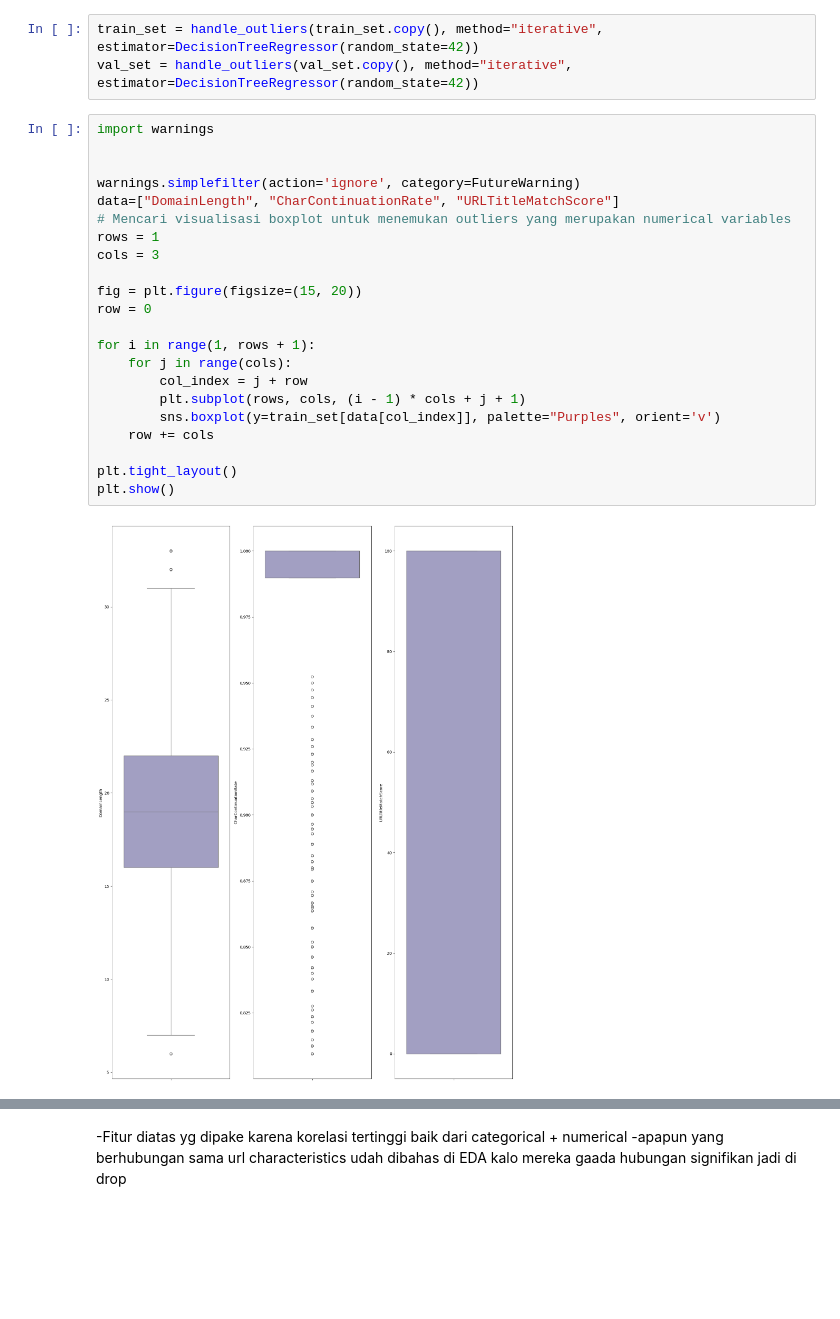
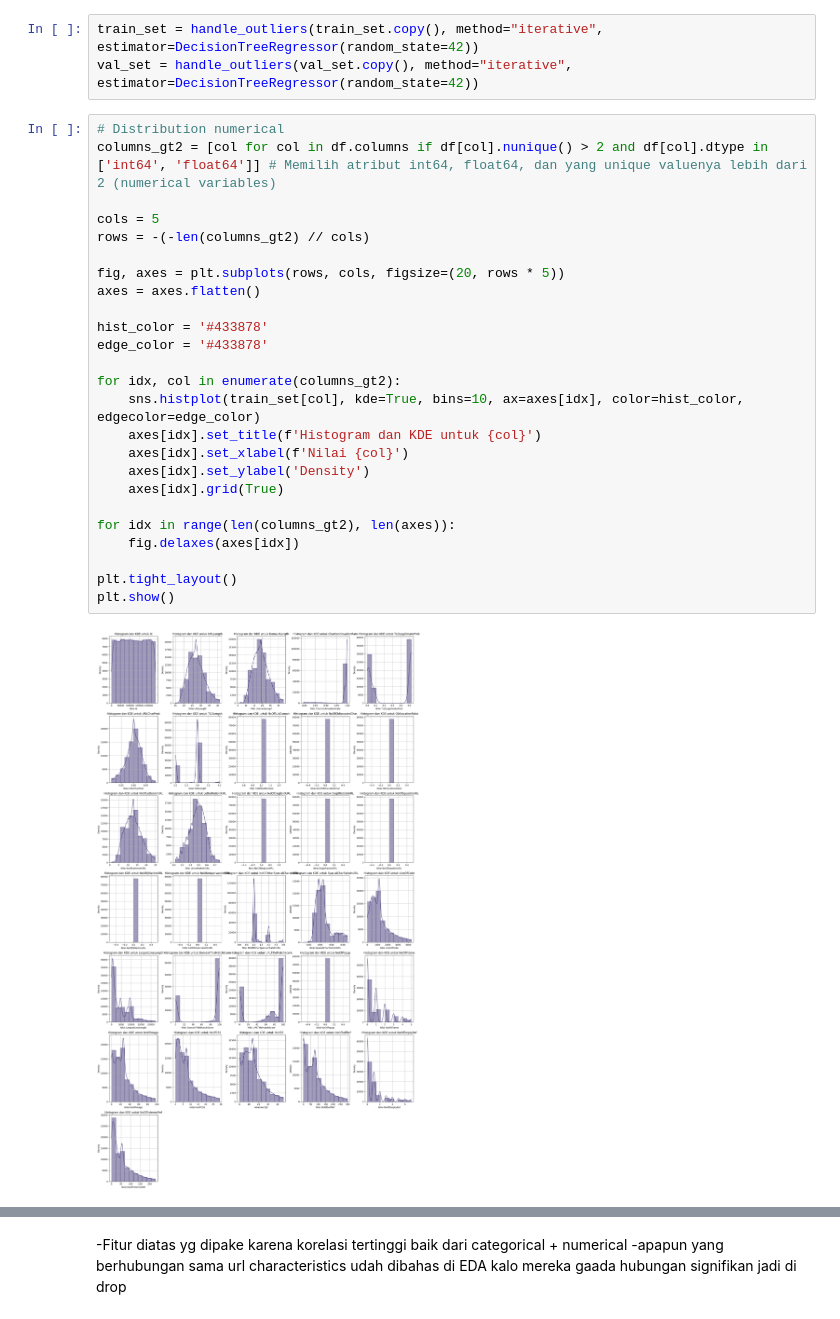
Before and after one commit to rickywijayaaa/Tubes2DAI, a Jupyter notebook: IF3070_DAI___Tugas_Besar_2_Notebook_Template.ipynb, the cells around one changed output, grey strips where cells are left out. Cells and saved outputs as stored; diff of their text form; blank space fills up the shorter version.

```diff
--- a/IF3070_DAI___Tugas_Besar_2_Notebook_Template.ipynb
+++ b/IF3070_DAI___Tugas_Besar_2_Notebook_Template.ipynb
@@ -460,30 +473,33 @@ def handle_outliers(data, method="iterative", estimator=None):
 # %%
 train_set = handle_outliers(train_set.copy(), method="iterative", estimator=DecisionTreeRegressor(random_state=42))
 val_set = handle_outliers(val_set.copy(), method="iterative", estimator=DecisionTreeRegressor(random_state=42))
-# %%
-import warnings
-
-
-warnings.simplefilter(action='ignore', category=FutureWarning)
-data=["DomainLength", "CharContinuationRate", "URLTitleMatchScore"]
-# Mencari visualisasi boxplot untuk menemukan outliers yang merupakan numerical variables
-rows = 1
-cols = 3
-
-fig = plt.figure(figsize=(15, 20))
-row = 0
-
-for i in range(1, rows + 1):
-    for j in range(cols):
-        col_index = j + row
-        plt.subplot(rows, cols, (i - 1) * cols + j + 1)
-        sns.boxplot(y=train_set[data[col_index]], palette="Purples", orient='v')
-    row += cols
-
-plt.tight_layout()
-plt.show()
-# %% [output]
-[figure, removed]
+# %%
+# Distribution numerical
+columns_gt2 = [col for col in df.columns if df[col].nunique() > 2 and df[col].dtype in ['int64', 'float64']] # Memilih atribut int64, float64, dan yang unique valuenya lebih dari 2 (numerical variables)
+
+cols = 5
+rows = -(-len(columns_gt2) // cols)
+
+fig, axes = plt.subplots(rows, cols, figsize=(20, rows * 5))
+axes = axes.flatten()
+
+hist_color = '#433878'
+edge_color = '#433878'
+
+for idx, col in enumerate(columns_gt2):
+    sns.histplot(train_set[col], kde=True, bins=10, ax=axes[idx], color=hist_color, edgecolor=edge_color)
+    axes[idx].set_title(f'Histogram dan KDE untuk {col}')
+    axes[idx].set_xlabel(f'Nilai {col}')
+    axes[idx].set_ylabel('Density')
+    axes[idx].grid(True)
+
+for idx in range(len(columns_gt2), len(axes)):
+    fig.delaxes(axes[idx])
+
+plt.tight_layout()
+plt.show()
+# %% [output]
+[figure, added]
 # %%
 #correlations between features using seaborn heatmap
 corr = train_set.select_dtypes(include = ["int64","float64"]).corr()
```
Also changed, not shown: parts of 30 cells of this notebook.
